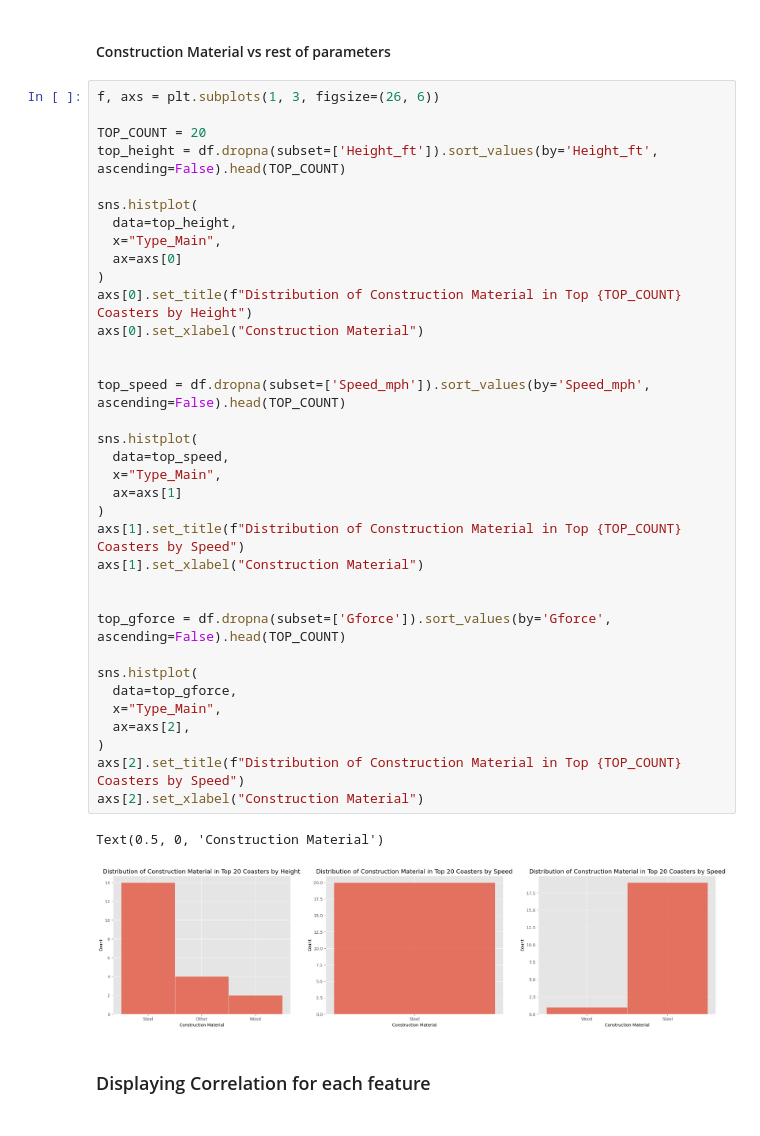
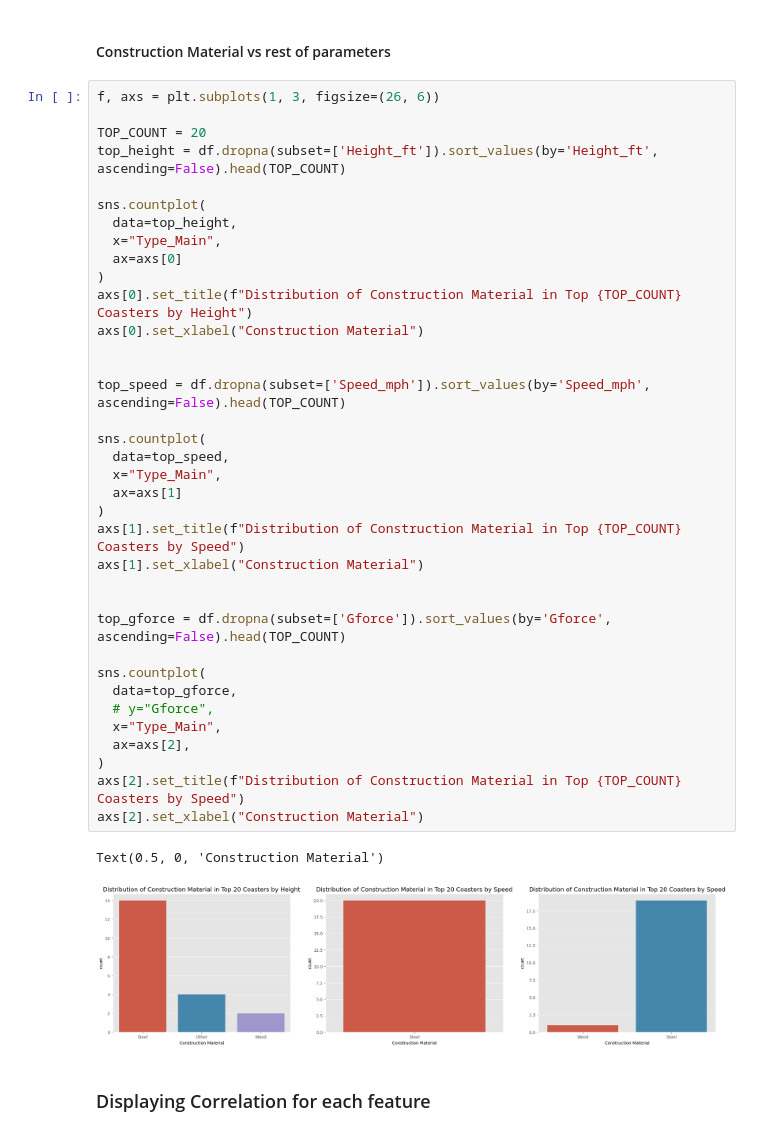
Before and after one commit to Pawcharz/Statistics-Analysis-Playground, a Jupyter notebook: rollercoaster/exploratory-data-analysis.ipynb, the cells around one changed output. Saved outputs shown, nothing was run; the diff lists cells and outputs as text.

Commit message:
Fix data plotting

```diff
--- a/rollercoaster/exploratory-data-analysis.ipynb
+++ b/rollercoaster/exploratory-data-analysis.ipynb
@@ -417,38 +417,39 @@ f, axs = plt.subplots(1, 3, figsize=(26, 6))
 TOP_COUNT = 20
 top_height = df.dropna(subset=['Height_ft']).sort_values(by='Height_ft', ascending=False).head(TOP_COUNT)
 
-sns.histplot(
+sns.countplot(
   data=top_height,
   x="Type_Main",
   ax=axs[0]
 )
 axs[0].set_title(f"Distribution of Construction Material in Top {TOP_COUNT} Coasters by Height")
 axs[0].set_xlabel("Construction Material")
 
 
 top_speed = df.dropna(subset=['Speed_mph']).sort_values(by='Speed_mph', ascending=False).head(TOP_COUNT)
 
-sns.histplot(
+sns.countplot(
   data=top_speed,
   x="Type_Main",
   ax=axs[1]
 )
 axs[1].set_title(f"Distribution of Construction Material in Top {TOP_COUNT} Coasters by Speed")
 axs[1].set_xlabel("Construction Material")
 
 
 top_gforce = df.dropna(subset=['Gforce']).sort_values(by='Gforce', ascending=False).head(TOP_COUNT)
 
-sns.histplot(
+sns.countplot(
   data=top_gforce,
+  # y="Gforce",
   x="Type_Main",
   ax=axs[2],
 )
 axs[2].set_title(f"Distribution of Construction Material in Top {TOP_COUNT} Coasters by Speed")
 axs[2].set_xlabel("Construction Material")
 # %% [output]
 Text(0.5, 0, 'Construction Material')
-[figure, old version]
+[figure, new version]
 # %% [markdown]
 ### Displaying Correlation for each feature
 # %%
```
